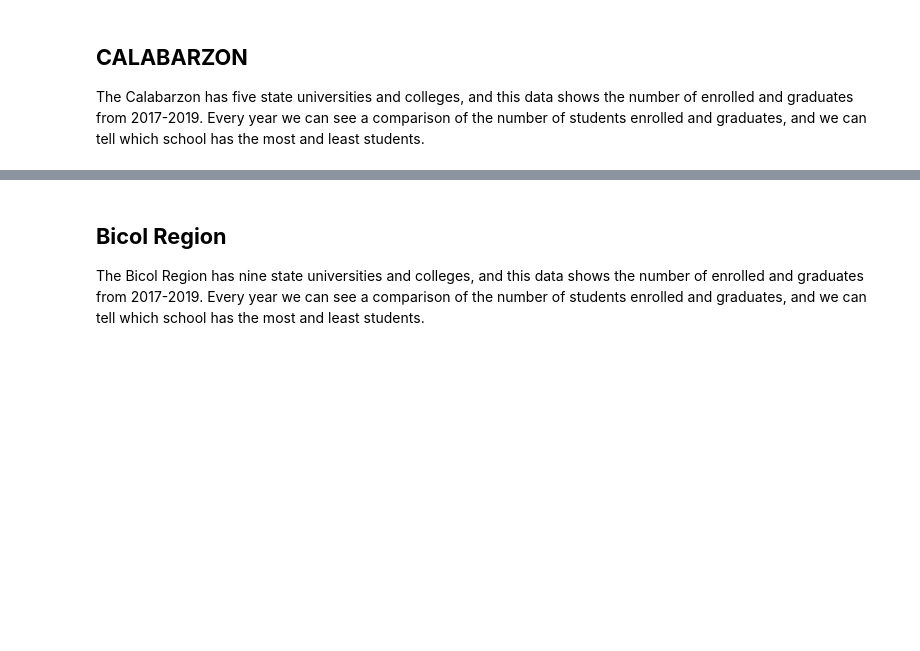
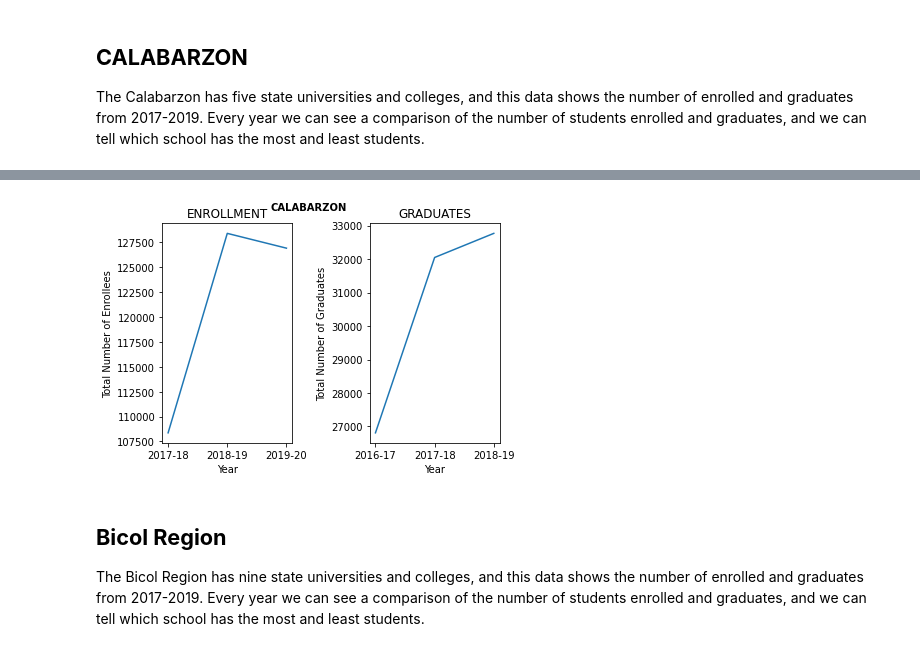
Before and after one commit to GlennBSIT3205/IT-BA-3205_Coalesce, a Jupyter notebook: Education in the Philippines Visualization.ipynb, the cells around one changed output, grey strips where cells are left out. Drawn from its saved outputs; the diff is of its cells as text; code cells hidden in the pictures; blank space fills up the shorter version.

```diff
--- a/Education in the Philippines Visualization.ipynb
+++ b/Education in the Philippines Visualization.ipynb
@@ -195,6 +195,30 @@ display(df.iloc[25:30])
 | 27 | NaN | Laguna State Polytechnic University | NaN | 21,326 | 23,040 | 24,248 | 6,326 | ... |
 | 28 | NaN | Southern Luzon State University | NaN | 11,465 | 8,309 | 7,303 | 3,686 | ... |
 | 29 | NaN | University of Rizal System | NaN | 15,638 | 15,811 | 18,663 | 5,049 | ... |
+# %%
+import matplotlib.pyplot as plt
+import numpy as np
+#plot 1:
+x = np.array(["2017-18", "2018-19", "2019-20"])
+y = np.array([108368, 128410	,126924 ])
+plt.subplot(1, 2, 1)
+plt.plot(x,y)
+plt.xlabel("Year")
+plt.ylabel("Total Number of Enrollees")
+plt.title("ENROLLMENT")
+#plot 2:
+x= np.array(["2016-17", "2017-18", "2018-19"])
+y = np.array([26810	,32049 , 32769])
+plt.subplot(1, 2, 2)
+plt.plot(x,y)
+plt.xlabel("Year")
+plt.ylabel("Total Number of Graduates")
+plt.title("GRADUATES")
+plt.suptitle("CALABARZON", fontsize =10,fontweight ='bold')
+plt.tight_layout()
+plt.show()
+# %% [output]
+[figure, added]
 # %% [markdown]
 ## **Bicol Region**
 The Bicol Region has nine state universities and colleges, and this data shows the number of enrolled and graduates from 2017-2019. Every year we can see a comparison of the number of students enrolled and graduates, and we can tell which school has the most and least students.
```
Also changed, not shown: parts of 4 cells of this notebook.
